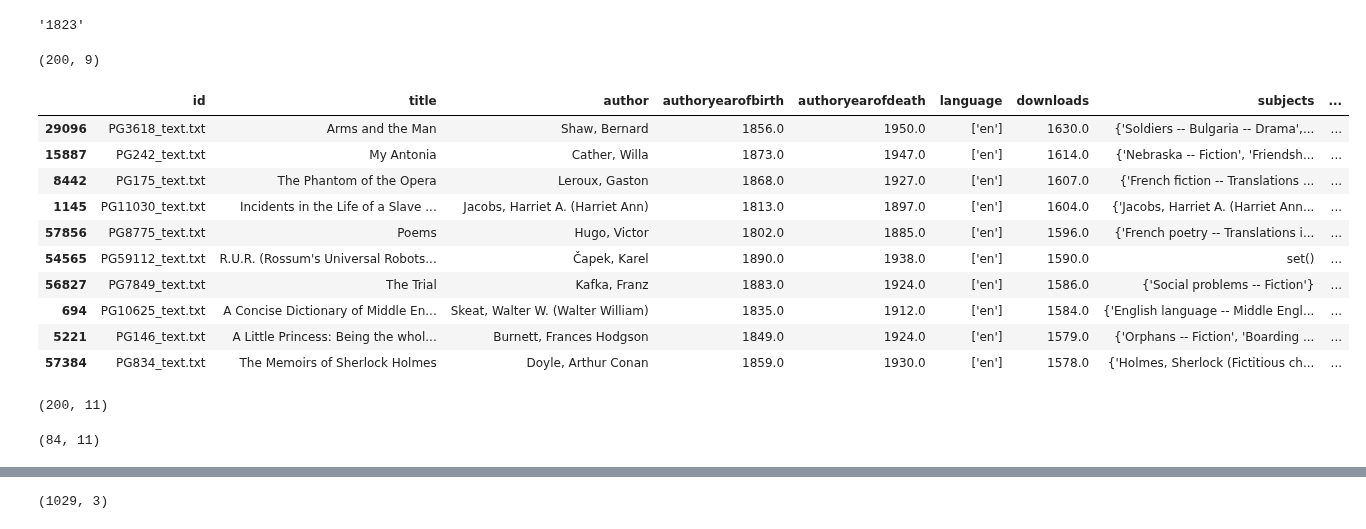
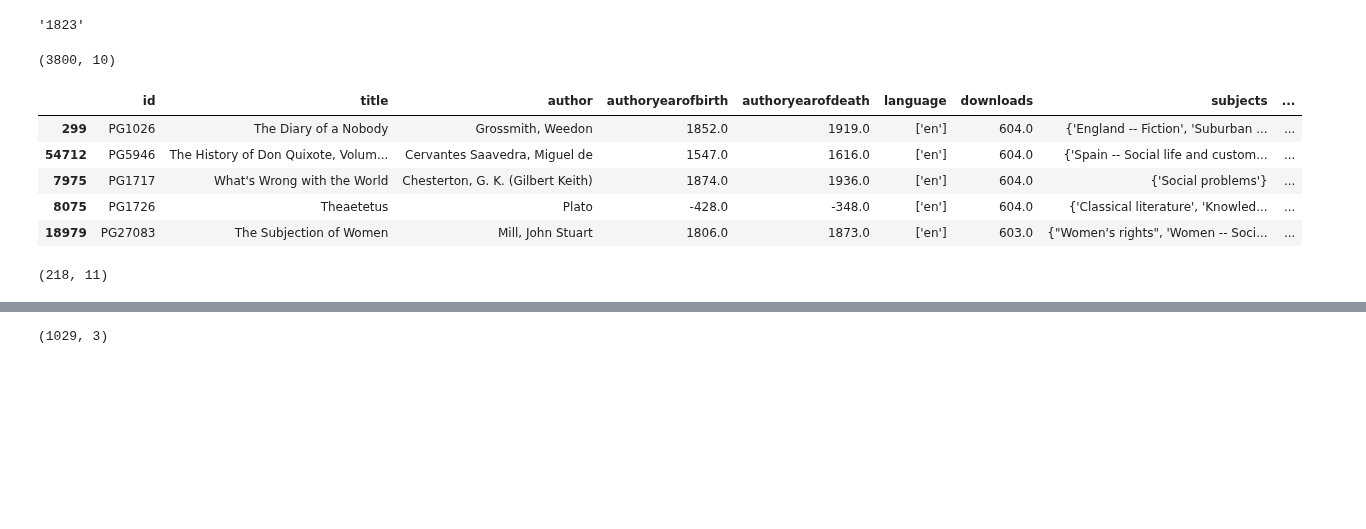
Before and after one commit to lizzij/AuthorProfiling, a Jupyter notebook: clean_data/clean.ipynb, the cells around one changed output, grey strips where cells are left out. Cells and saved outputs as stored; diff of their text form; code cells hidden in the pictures; blank space fills up the shorter version.

```diff
--- a/clean_data/clean.ipynb
+++ b/clean_data/clean.ipynb
@@ -67,10 +67,10 @@ wiki("Frankenstein; Or, The Modern Prometheus")
 # %% [output]
 '1823'
 # %%
-df_curr = df[200:400]
+df_curr = df[1200:5000]
 df_curr.shape
 # %% [output]
-(200, 9)
+(3800, 10)
 # %%
 df_curr['publicationyear'] = None
 for title in df_curr['title']:
@@ -81,27 +81,17 @@ for title in df_curr['title']:
         pass
     df_curr.loc[df_curr['title'] == title, ['publicationyear']] = publicationyear
 # %%
-df_curr.head(10)
+df_curr.head(5)
 # %% [output]
 |  | id | title | author | authoryearofbirth | authoryearofdeath | language | downloads | subjects | ... |
-| 29096 | PG3618_text.txt | Arms and the Man | Shaw, Bernard | 1856.0 | 1950.0 | ['en'] | 1630.0 | {'Soldiers -- Bulgaria -- Drama',... | ... |
-| 15887 | PG242_text.txt | My Antonia | Cather, Willa | 1873.0 | 1947.0 | ['en'] | 1614.0 | {'Nebraska -- Fiction', 'Friendsh... | ... |
-| 8442 | PG175_text.txt | The Phantom of the Opera | Leroux, Gaston | 1868.0 | 1927.0 | ['en'] | 1607.0 | {'French fiction -- Translations ... | ... |
-| 1145 | PG11030_text.txt | Incidents in the Life of a Slave ... | Jacobs, Harriet A. (Harriet Ann) | 1813.0 | 1897.0 | ['en'] | 1604.0 | {'Jacobs, Harriet A. (Harriet Ann... | ... |
-| 57856 | PG8775_text.txt | Poems | Hugo, Victor | 1802.0 | 1885.0 | ['en'] | 1596.0 | {'French poetry -- Translations i... | ... |
-| 54565 | PG59112_text.txt | R.U.R. (Rossum's Universal Robots... | Čapek, Karel | 1890.0 | 1938.0 | ['en'] | 1590.0 | set() | ... |
-| 56827 | PG7849_text.txt | The Trial | Kafka, Franz | 1883.0 | 1924.0 | ['en'] | 1586.0 | {'Social problems -- Fiction'} | ... |
-| 694 | PG10625_text.txt | A Concise Dictionary of Middle En... | Skeat, Walter W. (Walter William) | 1835.0 | 1912.0 | ['en'] | 1584.0 | {'English language -- Middle Engl... | ... |
-| 5221 | PG146_text.txt | A Little Princess: Being the whol... | Burnett, Frances Hodgson | 1849.0 | 1924.0 | ['en'] | 1579.0 | {'Orphans -- Fiction', 'Boarding ... | ... |
-| 57384 | PG834_text.txt | The Memoirs of Sherlock Holmes | Doyle, Arthur Conan | 1859.0 | 1930.0 | ['en'] | 1578.0 | {'Holmes, Sherlock (Fictitious ch... | ... |
+| 299 | PG1026 | The Diary of a Nobody | Grossmith, Weedon | 1852.0 | 1919.0 | ['en'] | 604.0 | {'England -- Fiction', 'Suburban ... | ... |
+| 54712 | PG5946 | The History of Don Quixote, Volum... | Cervantes Saavedra, Miguel de | 1547.0 | 1616.0 | ['en'] | 604.0 | {'Spain -- Social life and custom... | ... |
+| 7975 | PG1717 | What's Wrong with the World | Chesterton, G. K. (Gilbert Keith) | 1874.0 | 1936.0 | ['en'] | 604.0 | {'Social problems'} | ... |
+| 8075 | PG1726 | Theaetetus | Plato | -428.0 | -348.0 | ['en'] | 604.0 | {'Classical literature', 'Knowled... | ... |
+| 18979 | PG27083 | The Subjection of Women | Mill, John Stuart | 1806.0 | 1873.0 | ['en'] | 603.0 | {"Women's rights", 'Women -- Soci... | ... |
-# %%
-# get processed data from top of the dataframe
-df_curr.shape
-# %% [output]
-(200, 11)
 # %%
 # remove nulls in publicationyear
 df_curr = df_curr.dropna(subset=['publicationyear'],axis=0)
 df_curr.shape
 # %% [output]
-(84, 11)
+(218, 11)
```
Also changed, not shown: parts of 18 cells of this notebook, 4 other files.
